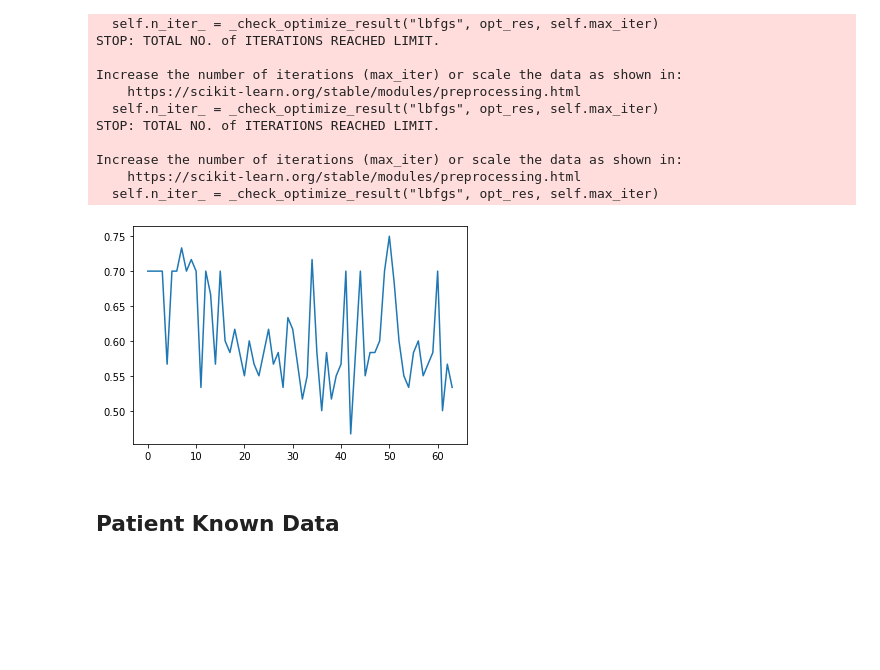
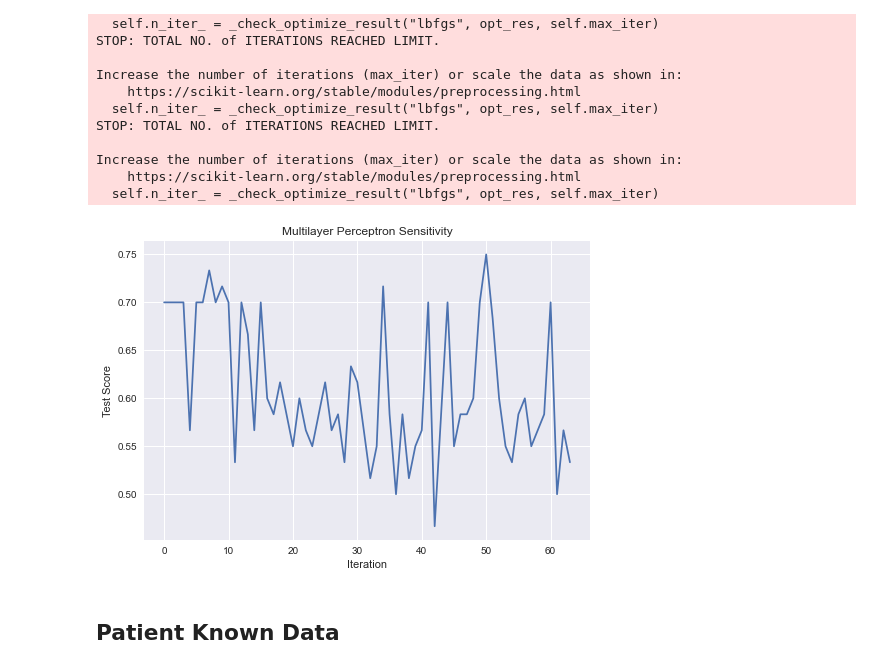
Before and after one commit to alexturkmen/Heart-Failure-Analysis, a Jupyter notebook: MLP_classifier.ipynb, the cells around one changed output. Cells and saved outputs as stored; diff of their text form; code cells hidden in the pictures; blank space fills up the shorter version.

Commit message:
Added updated graphics for sensitivity study.

```diff
--- a/MLP_classifier.ipynb
+++ b/MLP_classifier.ipynb
@@ -211,14 +212,18 @@ Increase the number of iterations (max_iter) or scale the data as shown in:
 # %%
 data = []
 for x in range(64):
     data.append(test2[x][0:6])
 
 df = pd.DataFrame(data=data)
 df
 fig1 = plt.plot(df[5])
-plt.savefig("./Visuals/MLP_figure.png")
+plt.xlabel("Iteration")
+plt.ylabel("Test Score")
+plt.title("Multilayer Perceptron Sensitivity")
+plt.style.use('seaborn')
+plt.savefig("./Visuals/MLP_figure.png", dpi=1200)
 # %% [output]
-[figure, old version]
+[figure, new version]
 # %% [markdown]
 ## Patient Known Data
 # %% [markdown]
```
Also changed, not shown: parts of 1 cell of this notebook, 5 other files.
